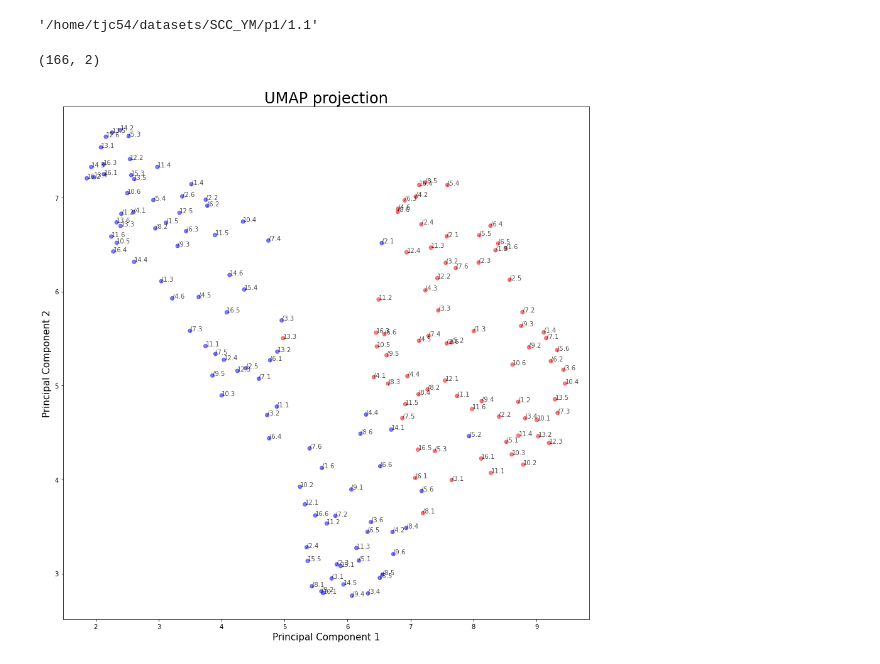
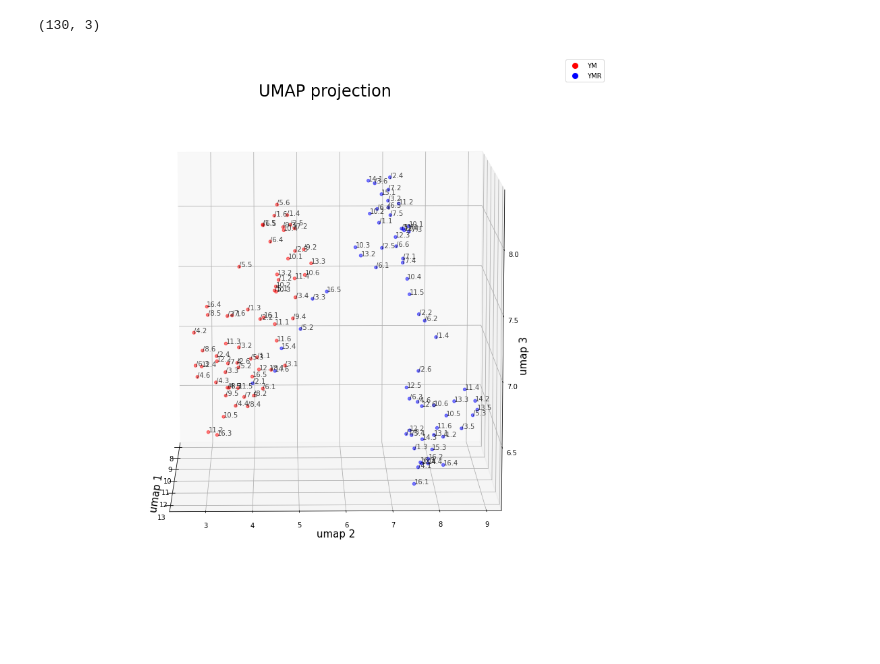
Before and after one commit to trevor-chan/research, a Jupyter notebook: morpho_scripts/PCA_scripts.ipynb, the cells around one changed output. Cells and saved outputs as stored; diff of their text form; code cells hidden in the pictures.

```diff
--- a/morpho_scripts/PCA_scripts.ipynb
+++ b/morpho_scripts/PCA_scripts.ipynb
@@ -316,12 +374,18 @@ df['line'] = [choose_color(lineage[0]) for lineage in y]
 
 #Property Standardization
 
-features = ['ncomp0', 'ncomp1', 'ncomp2',
+'''features = ['ncomp0', 'ncomp1', 'ncomp2',
            'mdeg0', 'mdeg1',
            'mcompmass0', 'mcompmass1', 'mcompmass2',
            'fdim0', 'fdim1',
            'cnum0', 'cnum1',
            'degvar0', 'degvar1']
+'''
+
+features =  ['ncomph', 'ncompk', 'mdeg_l',
+    'dmdeg_l','mdeg_h', 'dmdeg_h',
+    'mcompmass_h', 'mcompmass_d', 'fdim0',
+    'cnumh', 'cnumk', ]
 
 x = df.loc[:, features].values
 y = df.loc[:,['lineage']].values
@@ -356,6 +420,10 @@ ax1.set_xlabel('Principal Component 1', fontsize = 15)
 ax1.set_ylabel('Principal Component 2', fontsize = 15)
 ax1.set_zlabel('Principal Component 3', fontsize = 15)
 ax1.set_title('3 Component PCA', fontsize = 20)
+
+ax1.axes.set_xlim3d(left=-2.5, right=2.5)
+ax1.axes.set_ylim3d(bottom=-2.5, top=2.5)
+ax1.axes.set_zlim3d(bottom=-2.5, top=2.5)
 
 
 symbols = ['.','x','+','^','o',]
@@ -385,7 +453,7 @@ ax1.legend(handles=legend_elements)
 
 for ii in tqdm(range(0,360,1)):
     ax1.view_init(elev=10., azim=ii)
-    plt.savefig("movie/movie%d.png" % ii)
+    plt.savefig("movie_pca/movie%d.png" % ii)
 
 #plt.savefig("2 Component PCA.png", dpi = 75)
 # %% [output]
@@ -396,12 +464,17 @@ for ii in tqdm(range(0,360,1)):
 from sklearn.manifold import TSNE
 
 #tsne_pre_df = pd.DataFrame()
-features = ['ncomp0', 'ncomp1', 'ncomp2',
+'''features = ['ncomp0', 'ncomp1', 'ncomp2',
            'mdeg0', 'mdeg1',
            'mcompmass0', 'mcompmass1', 'mcompmass2',
            'fdim0', 'fdim1',
            'cnum0', 'cnum1',
            'degvar0', 'degvar1']
+'''
+features =  ['ncomph', 'ncompk', 'mdeg_l',
+    'dmdeg_l','mdeg_h', 'dmdeg_h',
+    'mcompmass_h', 'mcompmass_d', 'fdim0',
+    'cnumh', 'cnumk', ]
 
 tsne_pre_df = pd.DataFrame()
 tsne_pre_df = pd.concat([df[features]], axis = 1)
@@ -448,7 +521,3 @@ for i in range(len(tsne_df)):
-# %%
-tsne_df.at[0,'lineage']
-# %% [output]
-'/home/tjc54/datasets/SCC_YM/p1/1.1'
 # %%
 #///   UMAP   ///#
 
@@ -461,13 +530,17 @@ reducer = umap.UMAP(n_components = n_components)
 
 #Property Standardization
 
-features = ['ncomp0', 'ncomp1', 'ncomp2',
+'''features = ['ncomp0', 'ncomp1', 'ncomp2',
            'mdeg0', 'mdeg1',
            'mcompmass0', 'mcompmass1', 'mcompmass2',
            'fdim0', 'fdim1',
            'cnum0', 'cnum1',
            'degvar0', 'degvar1']
-
+'''
+features =  ['ncomph', 'ncompk', 'mdeg_l',
+    'dmdeg_l','mdeg_h', 'dmdeg_h',
+    'mcompmass_h', 'mcompmass_d', 'fdim0',
+    'cnumh', 'cnumk', ]
 
 x = df.loc[:, features].values
 y = df.loc[:,['lineage']].values
@@ -477,7 +550,7 @@ x = StandardScaler().fit_transform(x)
 embedding = reducer.fit_transform(x)
 embedding.shape
 # %% [output]
-(166, 2)
+(130, 3)
 # %%
 def choose_color(lineage):
     if "YM/" in lineage:
@@ -492,31 +565,41 @@ if n_components == 2:
     ax1.set_xlabel('umap 1', fontsize = 15)
     ax1.set_ylabel('umap 2', fontsize = 15)
     ax1.set_title('UMAP projection', fontsize=24)
 
     ax1.scatter(
         embedding[:, 0],
         embedding[:, 1],
         c=[choose_color(lineage[0]) for lineage in y],
         alpha = 0.5)
     for i in range(len(embedding)):
         ax1.text(embedding[i][0],embedding[i][1], df['lineage'][i][-4:], size=10, alpha = 0.7,  color='k')
 
 if n_components == 3:
     fig = plt.figure(figsize=(15, 15))
     ax1 = fig.add_subplot(111, projection='3d')
 
     ax1.set_xlabel('umap 1', fontsize = 15)
     ax1.set_ylabel('umap 2', fontsize = 15)
     ax1.set_zlabel('umap 3', fontsize = 15)
     ax1.set_title('UMAP projection', fontsize=24)
 
     ax1.scatter(
         embedding[:, 0],
         embedding[:, 1],
         embedding[:, 2],
         c=[choose_color(lineage[0]) for lineage in y],
         alpha = 0.5)
     for i in range(len(embedding)):
         ax1.text(embedding[i][0],embedding[i][1],embedding[i][2], df['lineage'][i][-4:], size=10, alpha = 0.7,  color='k')
+
+    legend_elements = [Line2D([0], [0], marker='o', color='w', label='YM',
+                          markerfacecolor='r', markersize=10),
+                   Line2D([0], [0], marker='o', color='w', label='YMR',
+                          markerfacecolor='b', markersize=10),]
+    ax1.legend(handles=legend_elements)
+
+    for ii in tqdm(range(0,360,1)):
+        ax1.view_init(elev=10., azim=ii)
+        plt.savefig("movie_umap/movie%d.png" % ii)
 # %% [output]
-[figure, old version]
+[figure, new version]
```
Also changed, not shown: parts of 12 cells of this notebook, 3 other files.
